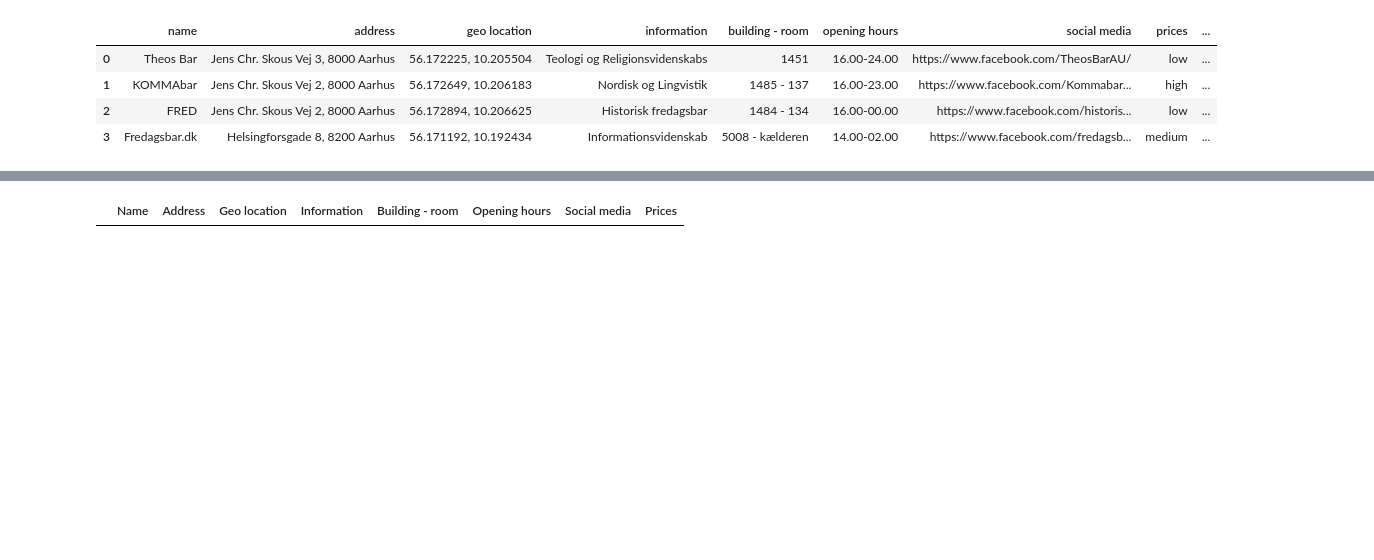
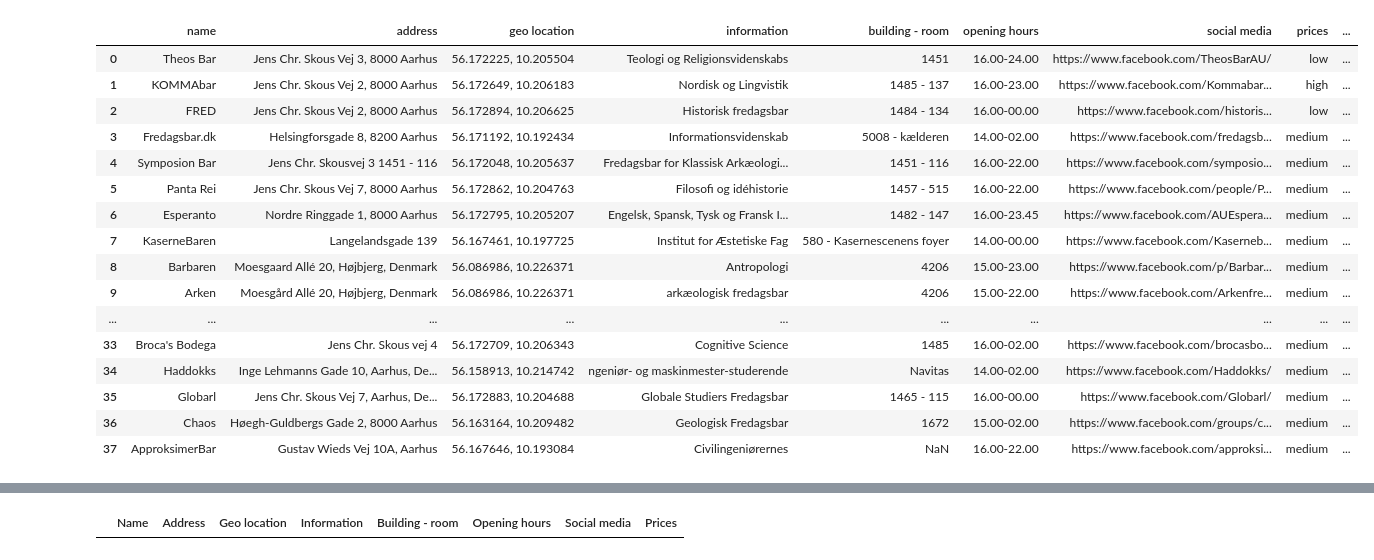
Before and after one commit to jorgenhw/final_project_spatial_analytics_2023, a Jupyter notebook: sandbox.ipynb, the cells around one changed output, grey strips where cells are left out. Saved outputs shown, nothing was run; the diff lists cells and outputs as text; code cells hidden in the pictures; blank space fills up the shorter version.

```diff
--- a/sandbox.ipynb
+++ b/sandbox.ipynb
@@ -9,13 +9,25 @@ import os
 path = os.path.join("data", "Fredagsbarer_oversigt.xlsx")
 df = pd.read_excel(path)
 # %%
-df.head(4)
+df
 # %% [output]
 |  | name | address | geo location | information | building - room | opening hours | social media | prices | ... |
 | 0 | Theos Bar | Jens Chr. Skous Vej 3, 8000 Aarhus | 56.172225, 10.205504 | Teologi og Religionsvidenskabs | 1451 | 16.00-24.00 | https://www.facebook.com/TheosBarAU/ | low | ... |
 | 1 | KOMMAbar | Jens Chr. Skous Vej 2, 8000 Aarhus | 56.172649, 10.206183 | Nordisk og Lingvistik | 1485 - 137 | 16.00-23.00 | https://www.facebook.com/Kommabar... | high | ... |
 | 2 | FRED | Jens Chr. Skous Vej 2, 8000 Aarhus | 56.172894, 10.206625 | Historisk fredagsbar | 1484 - 134 | 16.00-00.00 | https://www.facebook.com/historis... | low | ... |
 | 3 | Fredagsbar.dk | Helsingforsgade 8, 8200 Aarhus | 56.171192, 10.192434 | Informationsvidenskab | 5008 - kælderen | 14.00-02.00 | https://www.facebook.com/fredagsb... | medium | ... |
+| 4 | Symposion Bar | Jens Chr. Skousvej 3 1451 - 116 | 56.172048, 10.205637 | Fredagsbar for Klassisk Arkæologi... | 1451 - 116 | 16.00-22.00 | https://www.facebook.com/symposio... | medium | ... |
+| 5 | Panta Rei | Jens Chr. Skous Vej 7, 8000 Aarhus | 56.172862, 10.204763 | Filosofi og idéhistorie | 1457 - 515 | 16.00-22.00 | https://www.facebook.com/people/P... | medium | ... |
+| 6 | Esperanto | Nordre Ringgade 1, 8000 Aarhus | 56.172795, 10.205207 | Engelsk, Spansk, Tysk og Fransk I... | 1482 - 147 | 16.00-23.45 | https://www.facebook.com/AUEspera... | medium | ... |
+| 7 | KaserneBaren | Langelandsgade 139 | 56.167461, 10.197725 | Institut for Æstetiske Fag | 580 - Kasernescenens foyer | 14.00-00.00 | https://www.facebook.com/Kaserneb... | medium | ... |
+| 8 | Barbaren | Moesgaard Allé 20, Højbjerg, Denmark | 56.086986, 10.226371 | Antropologi | 4206 | 15.00-23.00 | https://www.facebook.com/p/Barbar... | medium | ... |
+| 9 | Arken | Moesgård Allé 20, Højbjerg, Denmark | 56.086986, 10.226371 | arkæologisk fredagsbar | 4206 | 15.00-22.00 | https://www.facebook.com/Arkenfre... | medium | ... |
+| ... | ... | ... | ... | ... | ... | ... | ... | ... | ... |
+| 33 | Broca's Bodega | Jens Chr. Skous vej 4 | 56.172709, 10.206343 | Cognitive Science | 1485 | 16.00-02.00 | https://www.facebook.com/brocasbo... | medium | ... |
+| 34 | Haddokks | Inge Lehmanns Gade 10, Aarhus, De... | 56.158913, 10.214742 | ngeniør- og maskinmester-studerende | Navitas | 14.00-02.00 | https://www.facebook.com/Haddokks/ | medium | ... |
+| 35 | Globarl | Jens Chr. Skous Vej 7, Aarhus, De... | 56.172883, 10.204688 | Globale Studiers Fredagsbar | 1465 - 115 | 16.00-00.00 | https://www.facebook.com/Globarl/ | medium | ... |
+| 36 | Chaos | Høegh-Guldbergs Gade 2, 8000 Aarhus | 56.163164, 10.209482 | Geologisk Fredagsbar | 1672 | 15.00-02.00 | https://www.facebook.com/groups/c... | medium | ... |
+| 37 | ApproksimerBar | Gustav Wieds Vej 10A, Aarhus | 56.167646, 10.193084 | Civilingeniørernes | NaN | 16.00-22.00 | https://www.facebook.com/approksi... | medium | ... |
 # %%
 import folium
 
```
Also changed, not shown: 10 other files.
